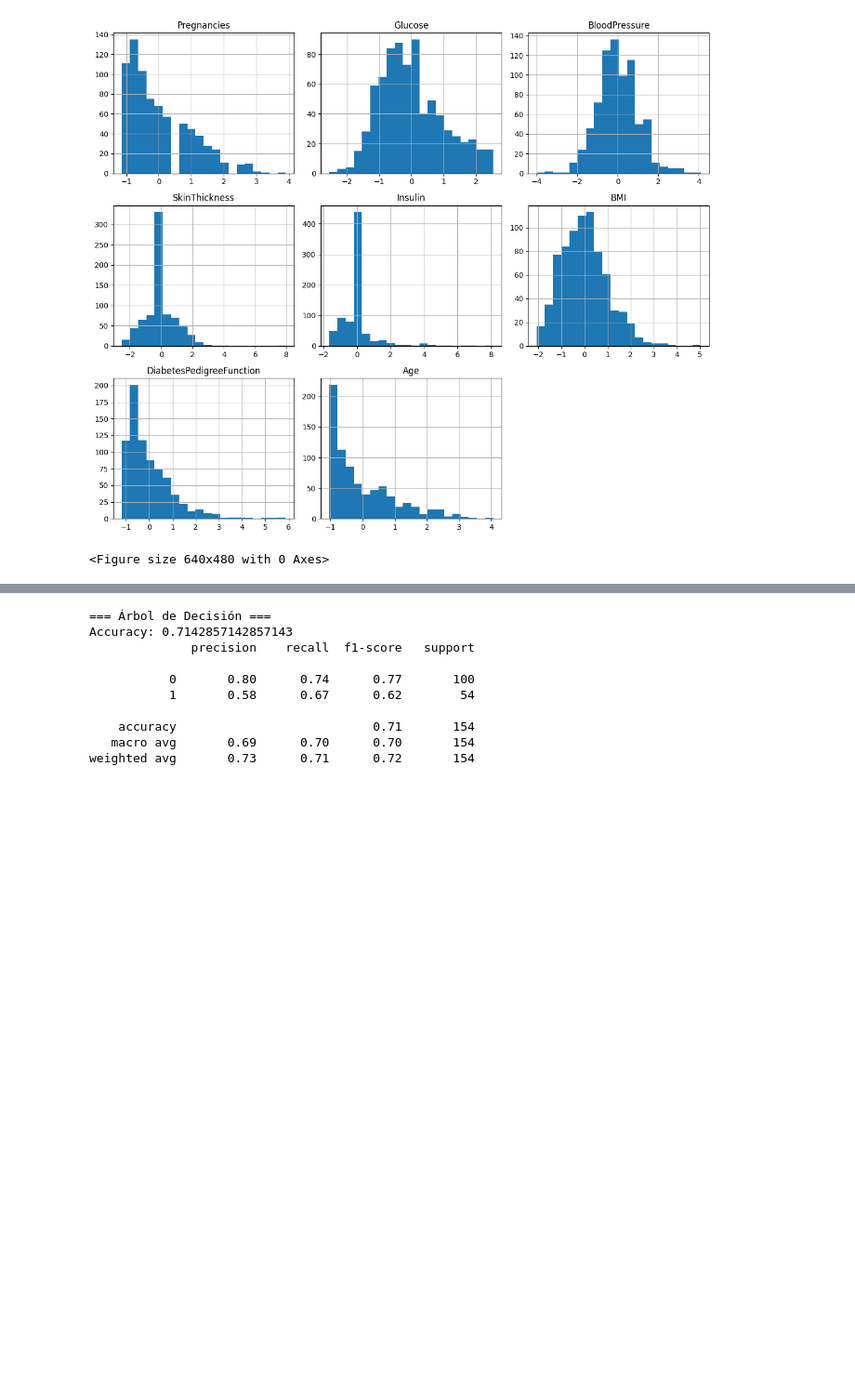
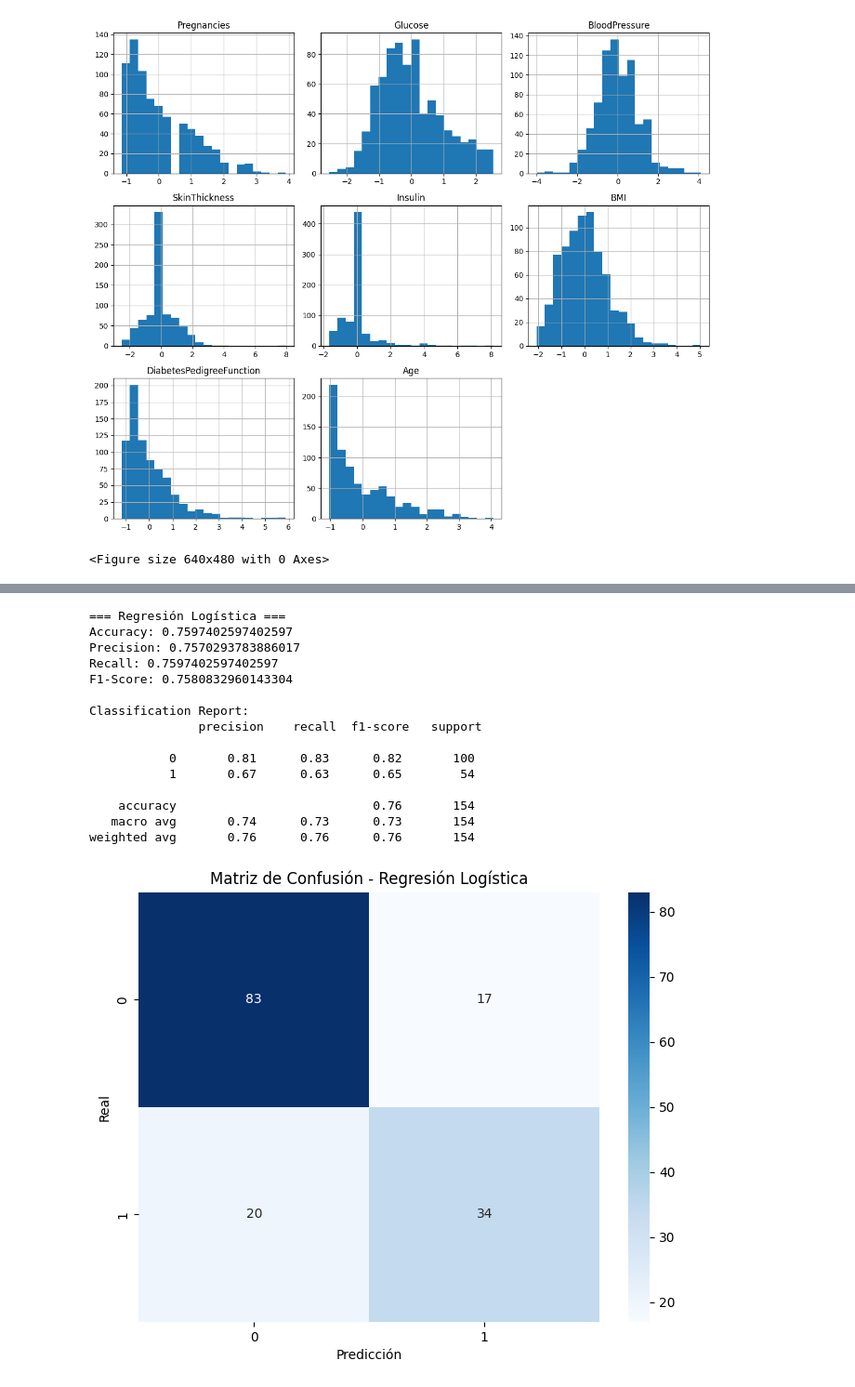
Before and after one commit to Lagartin1/Ia_u3, a Jupyter notebook: main.ipynb, the cells around one changed output, grey strips where cells are left out. Shown: that part at 93% size. Cells and saved outputs as stored; diff of their text form; code cells hidden in the pictures; blank space fills up the shorter version.

```diff
--- a/main.ipynb
+++ b/main.ipynb
@@ -114,24 +92,51 @@ weighted avg       0.76      0.76      0.76       154
-# %%
-from sklearn.tree import DecisionTreeClassifier
-
-# Entrenamiento del modelo con profundidad limitada
-modelo_arbol = DecisionTreeClassifier(max_depth=5, random_state=42)
-modelo_arbol.fit(x_train, y_train)
-
-# Evaluación en validación
-y_pred_val_arbol = modelo_arbol.predict(x_validacion)
-
-print("=== Árbol de Decisión ===")
-print("Accuracy:", accuracy_score(y_validacion, y_pred_val_arbol))
-print(classification_report(y_validacion, y_pred_val_arbol))
-# %% [output]
-=== Árbol de Decisión ===
-Accuracy: 0.7142857142857143
-              precision    recall  f1-score   support
-
-           0       0.80      0.74      0.77       100
-           1       0.58      0.67      0.62        54
-
-    accuracy                           0.71       154
-   macro avg       0.69      0.70      0.70       154
-weighted avg       0.73      0.71      0.72       154
+# %%
+from sklearn.metrics import accuracy_score, precision_score, recall_score, f1_score, confusion_matrix, classification_report
+import seaborn as sns
+import matplotlib.pyplot as plt
+
+# Entrenamiento del modelo de Regresión Logística
+modelo_log = LogisticRegression(max_iter=1000)
+modelo_log.fit(x_train, y_train)
+
+# Predicciones
+y_pred_val_log = modelo_log.predict(x_validacion)
+
+# Métricas
+accuracy = accuracy_score(y_validacion, y_pred_val_log)
+precision = precision_score(y_validacion, y_pred_val_log, average='weighted')
+recall = recall_score(y_validacion, y_pred_val_log, average='weighted')
+f1 = f1_score(y_validacion, y_pred_val_log, average='weighted')
+cm = confusion_matrix(y_validacion, y_pred_val_log)
+
+# Resultados
+print("=== Regresión Logística ===")
+print("Accuracy:", accuracy)
+print("Precision:", precision)
+print("Recall:", recall)
+print("F1-Score:", f1)
+print("\nClassification Report:\n", classification_report(y_validacion, y_pred_val_log))
+
+# Matriz de confusión
+plt.figure(figsize=(8,6))
+sns.heatmap(cm, annot=True, fmt='d', cmap='Blues')
+plt.title('Matriz de Confusión - Regresión Logística')
+plt.xlabel('Predicción')
+plt.ylabel('Real')
+plt.show()
+# %% [output]
+=== Regresión Logística ===
+Accuracy: 0.7597402597402597
+Precision: 0.7570293783886017
+Recall: 0.7597402597402597
+F1-Score: 0.7580832960143304
+
+Classification Report:
+               precision    recall  f1-score   support
+
+           0       0.81      0.83      0.82       100
+           1       0.67      0.63      0.65        54
+
+    accuracy                           0.76       154
+   macro avg       0.74      0.73      0.73       154
+weighted avg       0.76      0.76      0.76       154
+[figure, added]
```
Also changed, not shown: parts of 18 cells of this notebook, 2 other files.
